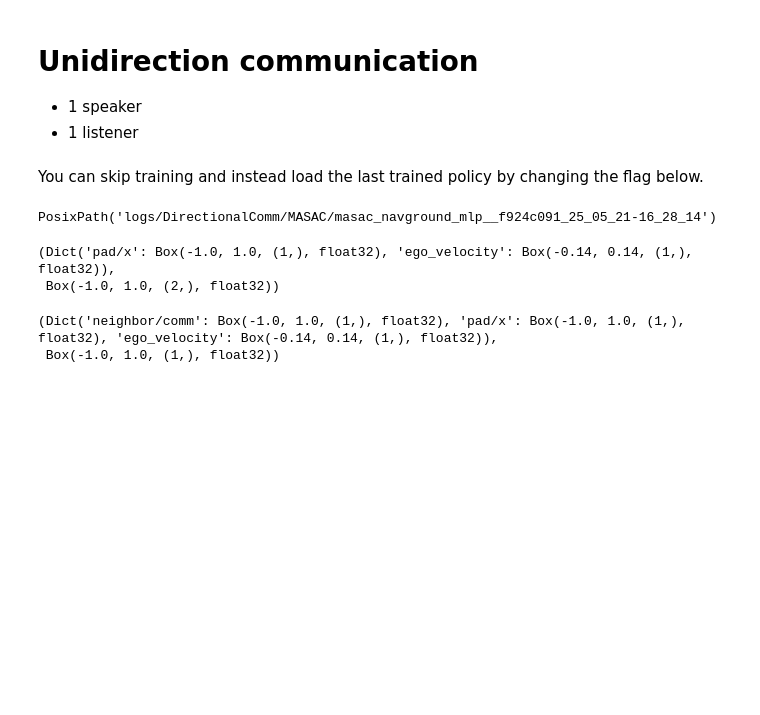
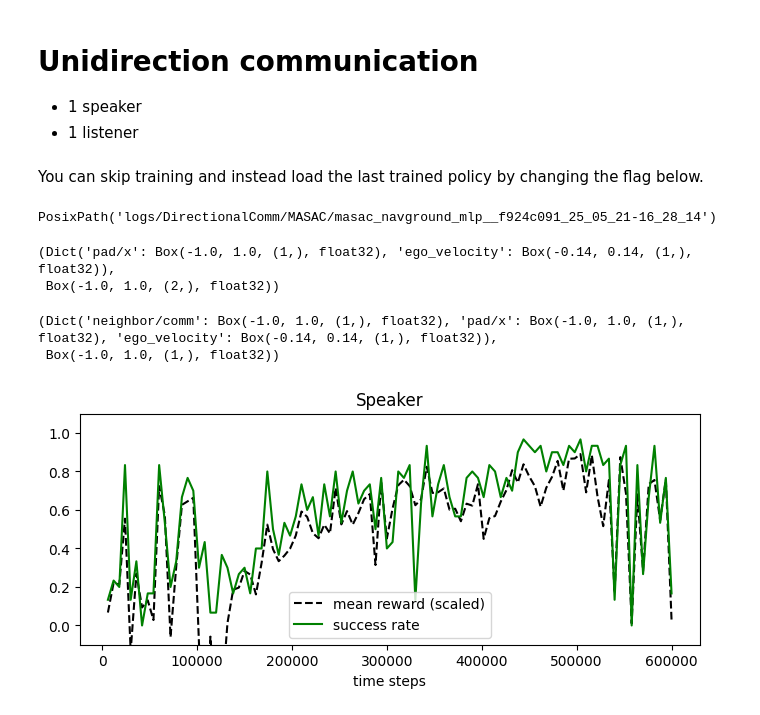
Before and after one commit to idsia-robotics/navground_learning, a Jupyter notebook: docs/source/tutorials/pad/Communication/Comm-BenchMARL-Unidirectional.ipynb, the cells around one changed output. Cells and saved outputs as stored; diff of their text form; code cells hidden in the pictures; blank space fills up the shorter version.

```diff
--- a/docs/source/tutorials/pad/Communication/Comm-BenchMARL-Unidirectional.ipynb
+++ b/docs/source/tutorials/pad/Communication/Comm-BenchMARL-Unidirectional.ipynb
@@ -110,6 +110,8 @@ experiment_masac.observation_space('listener'), experiment_masac.action_space('l
 experiment_masac.run_for(iterations=100)
 # %%
 experiment_masac.plot_eval_logs(group='speaker', reward_low=-200, reward_high=0,
-                                success=True, figsize=(8, 3), title="Speaker)
+                                success=True, figsize=(8, 3), title="Speaker")
+# %% [output]
+[figure, added]
 # %%
 experiment_masac.plot_eval_logs(group='listener', reward_low=-200, reward_high=0,
```
Also changed, not shown: parts of 6 cells of this notebook, 2 other files.
